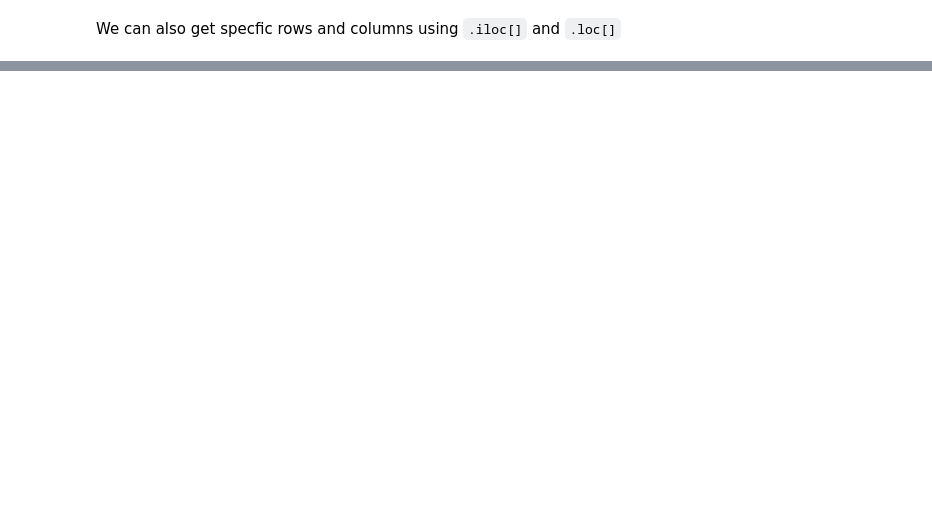
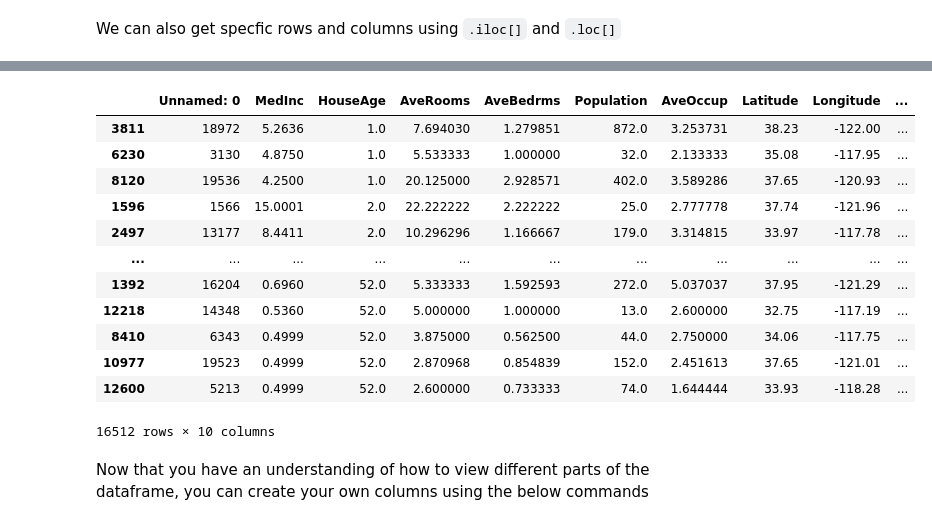
Before and after one commit to rahilisashaik/pdm-intro-to-data, a Jupyter notebook: eda.ipynb, the cells around one changed output, grey strips where cells are left out. Saved outputs shown, nothing was run; the diff lists cells and outputs as text; code cells hidden in the pictures; blank space fills up the shorter version.

```diff
--- a/eda.ipynb
+++ b/eda.ipynb
@@ -312,0 +308,20 @@ Name: PRICE, Length: 20640, dtype: float64
+# %%
+df.sort_values(by="HouseAge")  # Sort by HouseAge (ascending)
+df.sort_values(by="HouseAge", ascending=False)  # Sort by HouseAge (descending)
+df.sort_values(by=["HouseAge", "MedInc"], ascending=[True, False])  # Sort by multiple columns
+# %% [output]
+|  | Unnamed: 0 | MedInc | HouseAge | AveRooms | AveBedrms | Population | AveOccup | Latitude | Longitude | ... |
+| 3811 | 18972 | 5.2636 | 1.0 | 7.694030 | 1.279851 | 872.0 | 3.253731 | 38.23 | -122.00 | ... |
+| 6230 | 3130 | 4.8750 | 1.0 | 5.533333 | 1.000000 | 32.0 | 2.133333 | 35.08 | -117.95 | ... |
+| 8120 | 19536 | 4.2500 | 1.0 | 20.125000 | 2.928571 | 402.0 | 3.589286 | 37.65 | -120.93 | ... |
+| 1596 | 1566 | 15.0001 | 2.0 | 22.222222 | 2.222222 | 25.0 | 2.777778 | 37.74 | -121.96 | ... |
+| 2497 | 13177 | 8.4411 | 2.0 | 10.296296 | 1.166667 | 179.0 | 3.314815 | 33.97 | -117.78 | ... |
+| ... | ... | ... | ... | ... | ... | ... | ... | ... | ... | ... |
+| 1392 | 16204 | 0.6960 | 52.0 | 5.333333 | 1.592593 | 272.0 | 5.037037 | 37.95 | -121.29 | ... |
+| 12218 | 14348 | 0.5360 | 52.0 | 5.000000 | 1.000000 | 13.0 | 2.600000 | 32.75 | -117.19 | ... |
+| 8410 | 6343 | 0.4999 | 52.0 | 3.875000 | 0.562500 | 44.0 | 2.750000 | 34.06 | -117.75 | ... |
+| 10977 | 19523 | 0.4999 | 52.0 | 2.870968 | 0.854839 | 152.0 | 2.451613 | 37.65 | -121.01 | ... |
+| 12600 | 5213 | 0.4999 | 52.0 | 2.600000 | 0.733333 | 74.0 | 1.644444 | 33.93 | -118.28 | ... |
+16512 rows × 10 columns
+# %% [markdown]
+Now that you have an understanding of how to view different parts of the dataframe, you can create your own columns using the below commands
```
Also changed, not shown: parts of 28 cells of this notebook, 3 other files.
